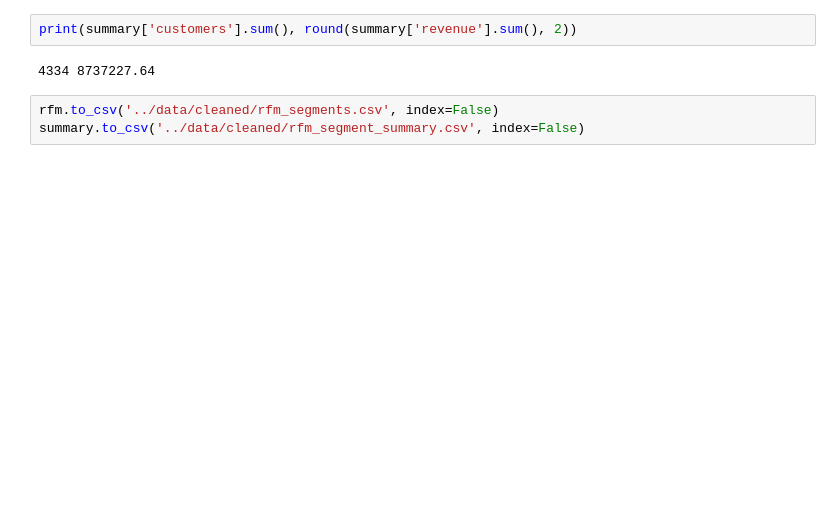
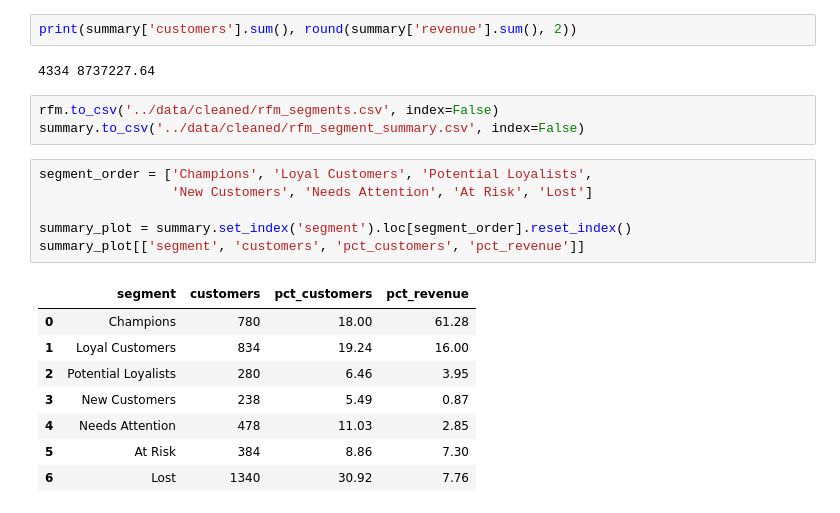
Before and after one commit to palakda01/ecommerce-customer-analysis, a Jupyter notebook: notebooks/03_rfm_segmentation.ipynb, the cells around one changed output. Saved outputs shown, nothing was run; the diff lists cells and outputs as text; blank space fills up the shorter version.

```diff
--- a/notebooks/03_rfm_segmentation.ipynb
+++ b/notebooks/03_rfm_segmentation.ipynb
@@ -211,3 +211,18 @@ print(summary['customers'].sum(), round(summary['revenue'].sum(), 2))
 # %%
 rfm.to_csv('../data/cleaned/rfm_segments.csv', index=False)
 summary.to_csv('../data/cleaned/rfm_segment_summary.csv', index=False)
+# %%
+segment_order = ['Champions', 'Loyal Customers', 'Potential Loyalists',
+                 'New Customers', 'Needs Attention', 'At Risk', 'Lost']
+
+summary_plot = summary.set_index('segment').loc[segment_order].reset_index()
+summary_plot[['segment', 'customers', 'pct_customers', 'pct_revenue']]
+# %% [output]
+|  | segment | customers | pct_customers | pct_revenue |
+| 0 | Champions | 780 | 18.00 | 61.28 |
+| 1 | Loyal Customers | 834 | 19.24 | 16.00 |
+| 2 | Potential Loyalists | 280 | 6.46 | 3.95 |
+| 3 | New Customers | 238 | 5.49 | 0.87 |
+| 4 | Needs Attention | 478 | 11.03 | 2.85 |
+| 5 | At Risk | 384 | 8.86 | 7.30 |
+| 6 | Lost | 1340 | 30.92 | 7.76 |
```
Also changed, not shown: parts of 6 cells of this notebook, 3 other files.
